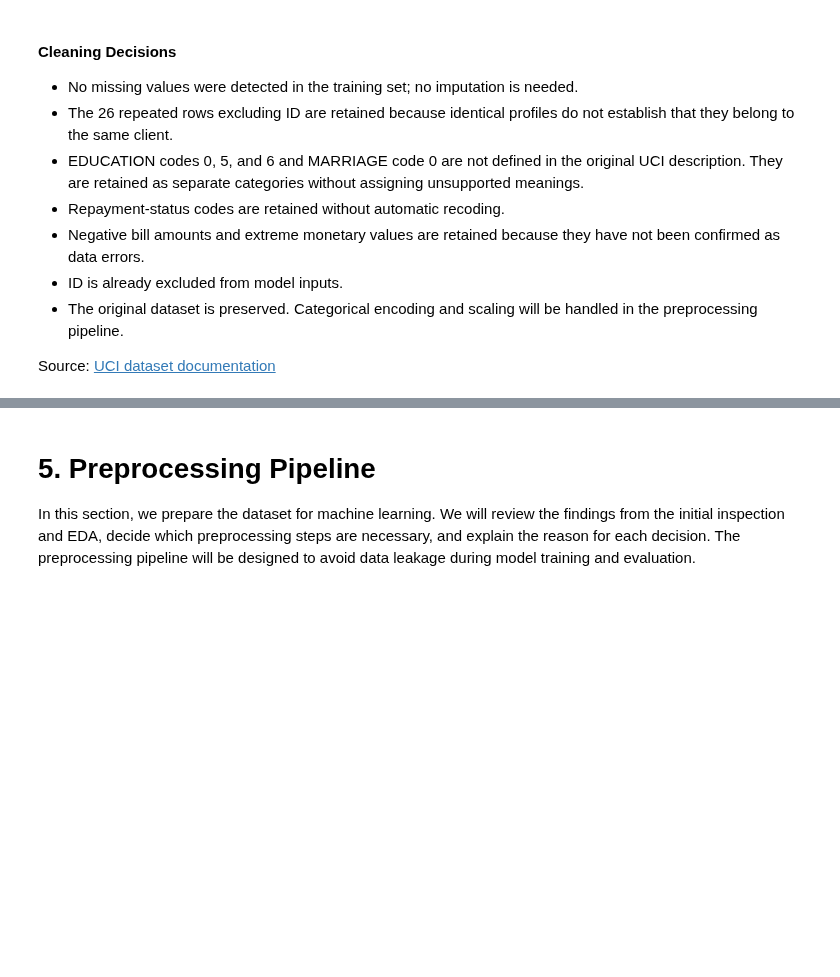
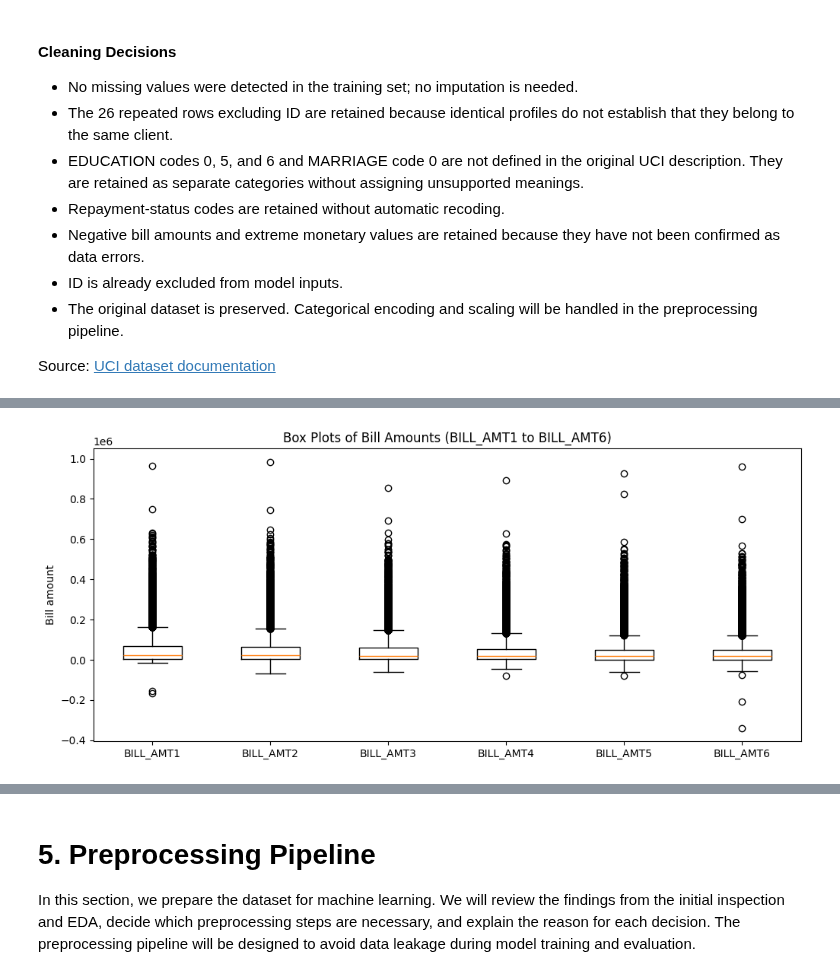
Before and after one commit to r-raghad/SWE485-Project-Group1, a Jupyter notebook: Phase1_Data_Exploration.ipynb, the cells around one changed output, grey strips where cells are left out. Cells and saved outputs as stored; diff of their text form; code cells hidden in the pictures; blank space fills up the shorter version.

```diff
--- a/Phase1_Data_Exploration.ipynb
+++ b/Phase1_Data_Exploration.ipynb
@@ -711,0 +799,8 @@ Source: [UCI dataset documentation](https://archive.ics.uci.edu/dataset/350/defa
+# %%
+plt.figure(figsize=(12, 5))
+plt.boxplot([eda_train[col] for col in bill_columns], tick_labels=bill_columns)
+plt.title("Box Plots of Bill Amounts (BILL_AMT1 to BILL_AMT6)")
+plt.ylabel("Bill amount")
+plt.show()
+# %% [output]
+[figure, added]
```
Also changed, not shown: parts of 22 cells of this notebook.
